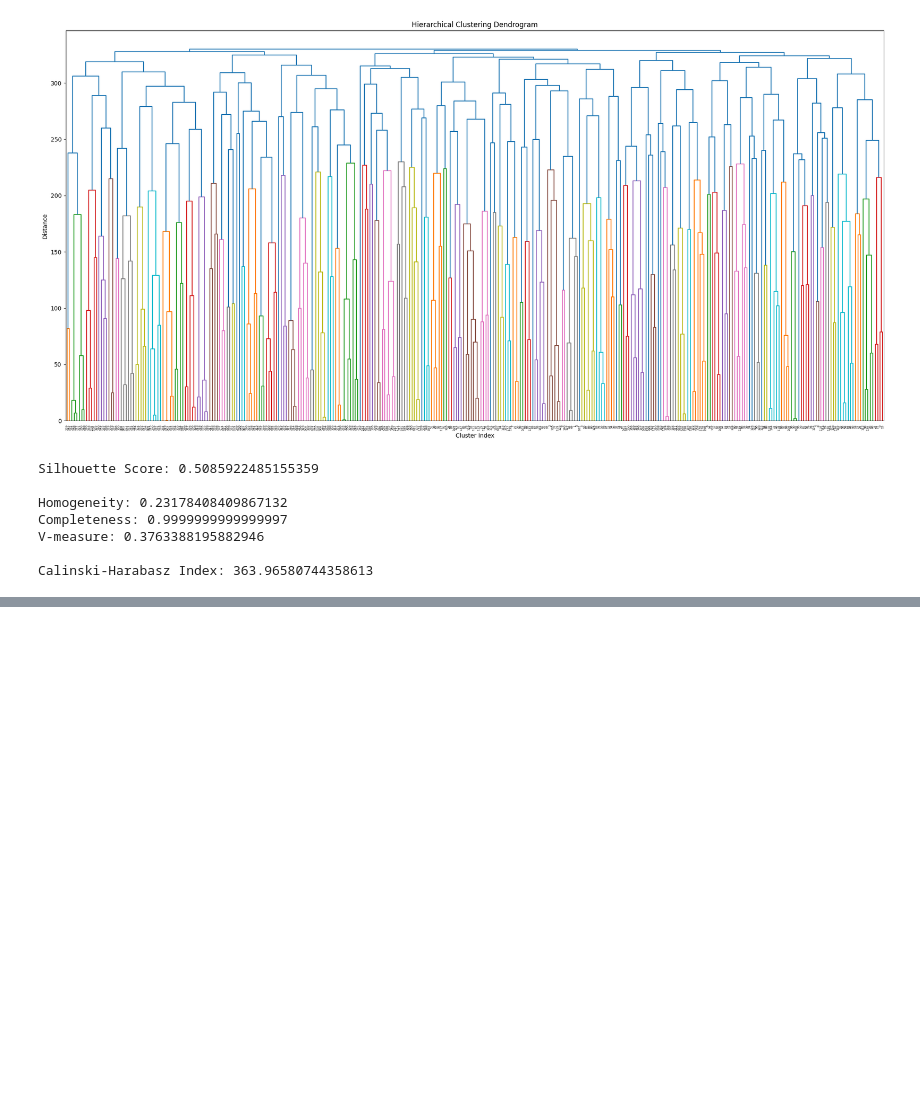
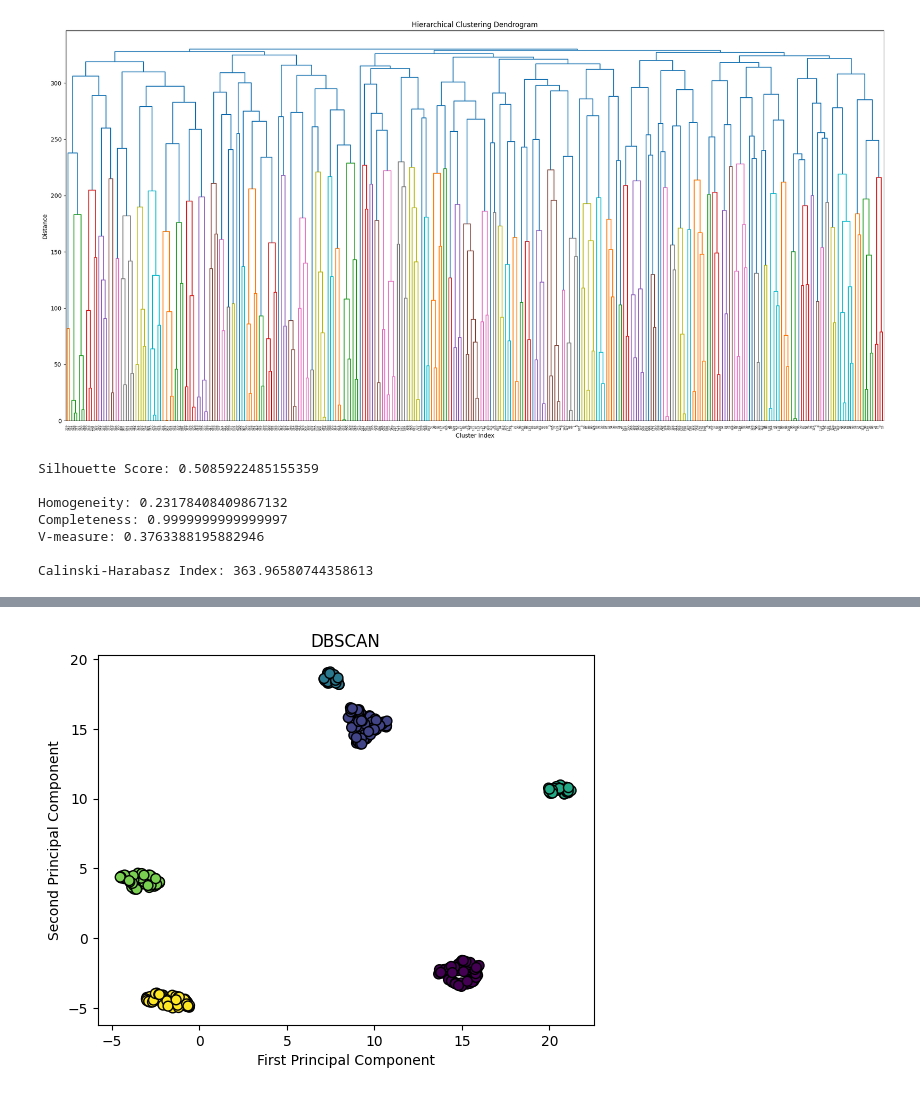
Before and after one commit to InnerShadow/DS, a Jupyter notebook: HW2/Clustering.ipynb, the cells around one changed output, grey strips where cells are left out. Saved outputs shown, nothing was run; the diff lists cells and outputs as text; code cells hidden in the pictures; blank space fills up the shorter version.

Commit message:
UMAP + LDA

```diff
--- a/HW2/Clustering.ipynb
+++ b/HW2/Clustering.ipynb
@@ -220,0 +280,20 @@ Calinski-Harabasz Index: 363.96580744358613
+# %%
+# Try use UMAP 2D instand of PCA
+import umap
+
+umap_model = umap.UMAP(n_components = 2)
+penguins_umap = umap_model.fit_transform(df)
+# %%
+# Try DBSCAN with UMAP 2D
+clustering = DBSCAN(eps = 1, min_samples = 5)
+clustering.fit(penguins_umap)
+
+labels = clustering.labels_
+
+plt.scatter(penguins_umap[:, 0], penguins_umap[:, 1], c = labels, cmap = "viridis", s = 50, marker = 'o', edgecolors = 'black')
+plt.xlabel("First Principal Component")
+plt.ylabel("Second Principal Component")
+plt.title('DBSCAN')
+plt.show()
+# %% [output]
+[figure, added]
```
Also changed, not shown: parts of 20 cells of this notebook, 1 other file.
